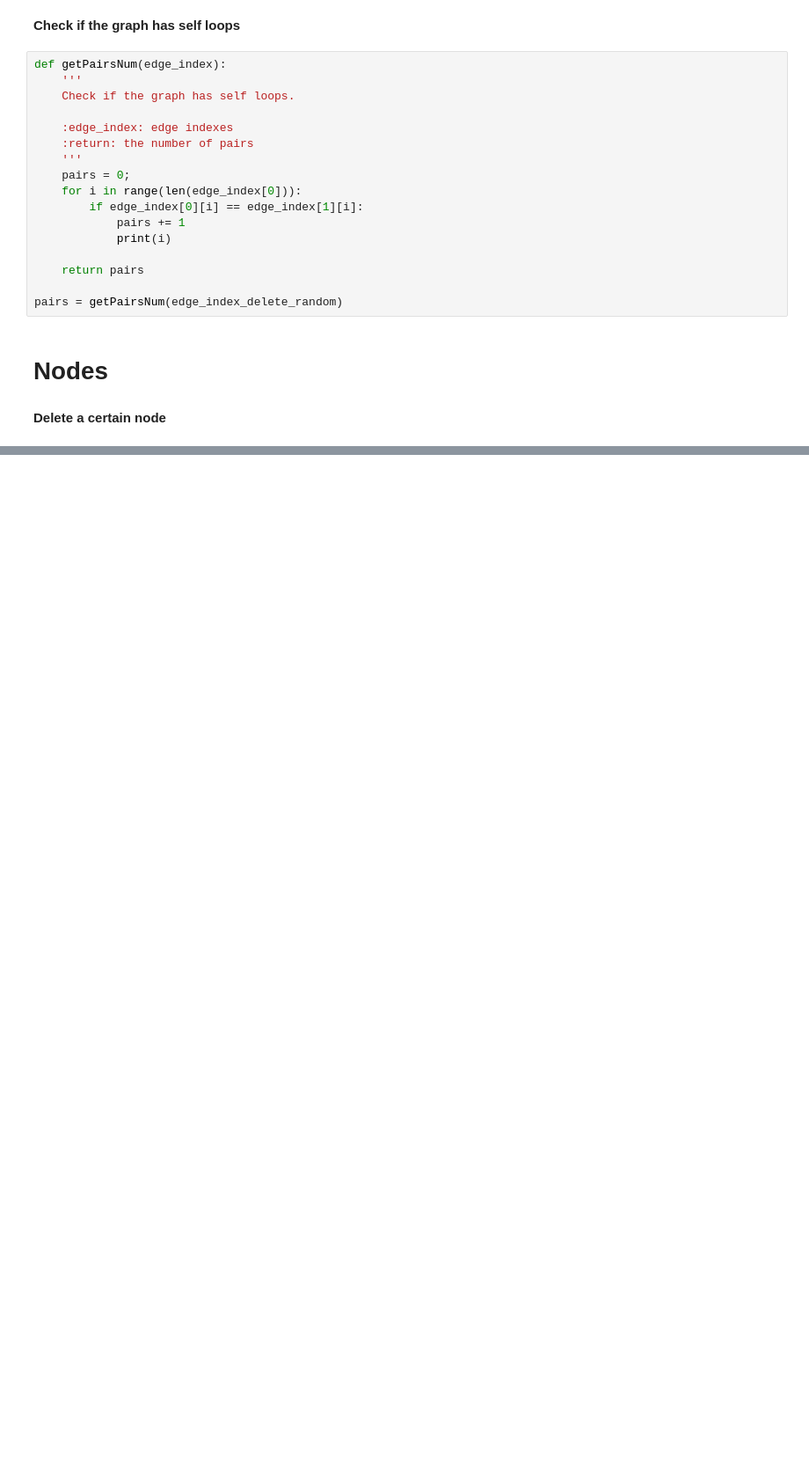
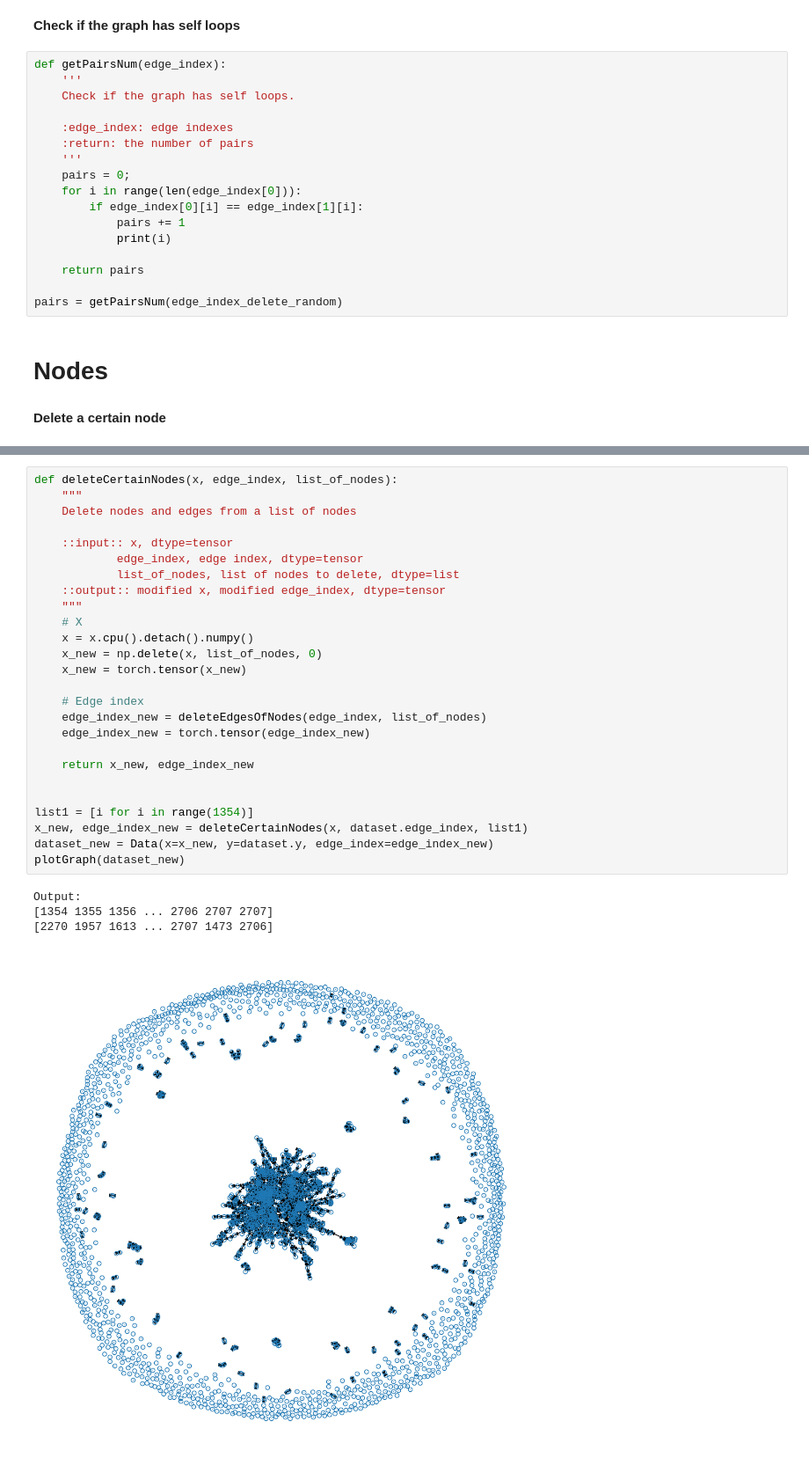
Before and after one commit to V5NEXT/GNN, a Jupyter notebook: edit_cora.ipynb, the cells around one changed output, grey strips where cells are left out. Shown at 88% size. Drawn from its saved outputs; the diff is of its cells as text; blank space fills up the shorter version.

```diff
--- a/edit_cora.ipynb
+++ b/edit_cora.ipynb
@@ -302,3 +309,34 @@ x = dataset.x
 
 # Graph-level or node-level ground-truth labels with arbitrary shape.
 y = dataset.y
+# %%
+def deleteCertainNodes(x, edge_index, list_of_nodes):
+    """
+    Delete nodes and edges from a list of nodes
+
+    ::input:: x, dtype=tensor
+            edge_index, edge index, dtype=tensor
+            list_of_nodes, list of nodes to delete, dtype=list
+    ::output:: modified x, modified edge_index, dtype=tensor
+    """
+    # X
+    x = x.cpu().detach().numpy()
+    x_new = np.delete(x, list_of_nodes, 0)
+    x_new = torch.tensor(x_new)
+
+    # Edge index
+    edge_index_new = deleteEdgesOfNodes(edge_index, list_of_nodes)
+    edge_index_new = torch.tensor(edge_index_new)
+
+    return x_new, edge_index_new
+
+
+list1 = [i for i in range(1354)]
+x_new, edge_index_new = deleteCertainNodes(x, dataset.edge_index, list1)
+dataset_new = Data(x=x_new, y=dataset.y, edge_index=edge_index_new)
+plotGraph(dataset_new)
+# %% [output]
+Output:
+[1354 1355 1356 ... 2706 2707 2707]
+[2270 1957 1613 ... 2707 1473 2706]
+[figure, added]
```
Also changed, not shown: parts of 3 cells of this notebook.
